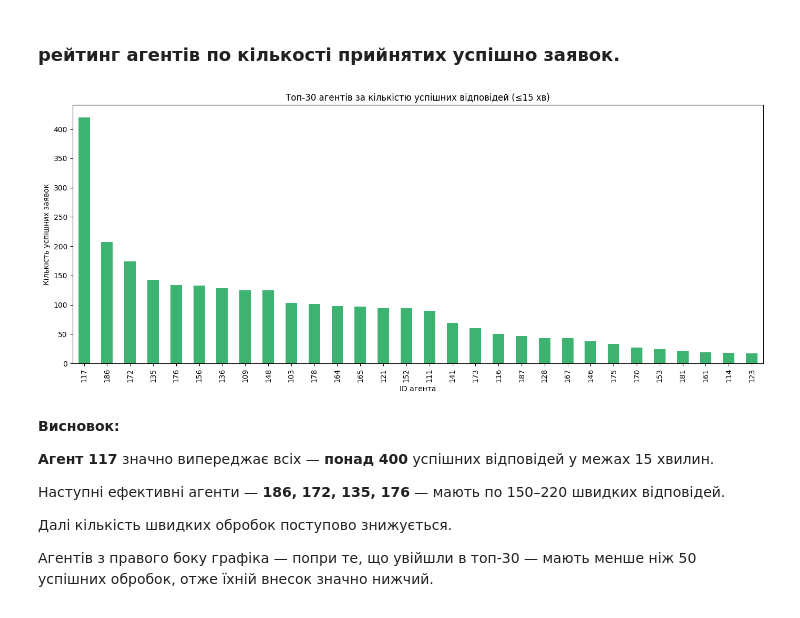
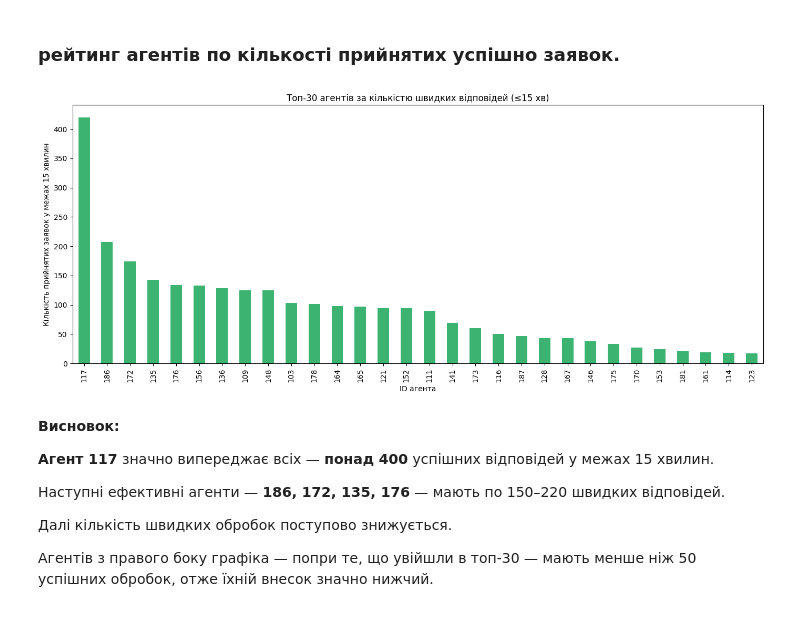
Before and after one commit to OlhaZahrebelna/team_support_analysis, a Jupyter notebook: Support_analysis.ipynb, the cells around one changed output. Saved outputs shown, nothing was run; the diff lists cells and outputs as text; code cells hidden in the pictures.

```diff
--- a/Support_analysis.ipynb
+++ b/Support_analysis.ipynb
@@ -57,6 +57,8 @@ memory usage: 1.6+ MB
 df['request_time'] = pd.to_datetime(df['request_time'])
 df['start_time'] = pd.to_datetime(df['start_time'])
 df['finish_time'] = pd.to_datetime(df['finish_time'])
+df['moderator'] = df['moderator'].astype(str)
+df['id_request'] = df['id_request'].astype(str)
 # %% [markdown]
 розраховуємо час на прийняття заявки та як швидко вона була опрацьована.
 # %%
@@ -472,13 +502,13 @@ top_success = agent_stats["successful_requests"].sort_values(ascending=False).he
 # %%
 plt.figure(figsize=(14, 6))
 top_success.plot(kind="bar", color="mediumseagreen")
-plt.title("Топ-30 агентів за кількістю успішних відповідей (≤15 хв)")
-plt.ylabel("Кількість успішних заявок")
+plt.title("Топ-30 агентів за кількістю швидких відповідей (≤15 хв)")
+plt.ylabel("Кількість прийнятих заявок у межах 15 хвилин")
 plt.xlabel("ID агента")
 plt.xticks(rotation=90)
 plt.tight_layout()
 # %% [output]
-[figure, old version]
+[figure, new version]
 # %% [markdown]
 **Висновок:**
 
```
Also changed, not shown: parts of 12 cells of this notebook.
